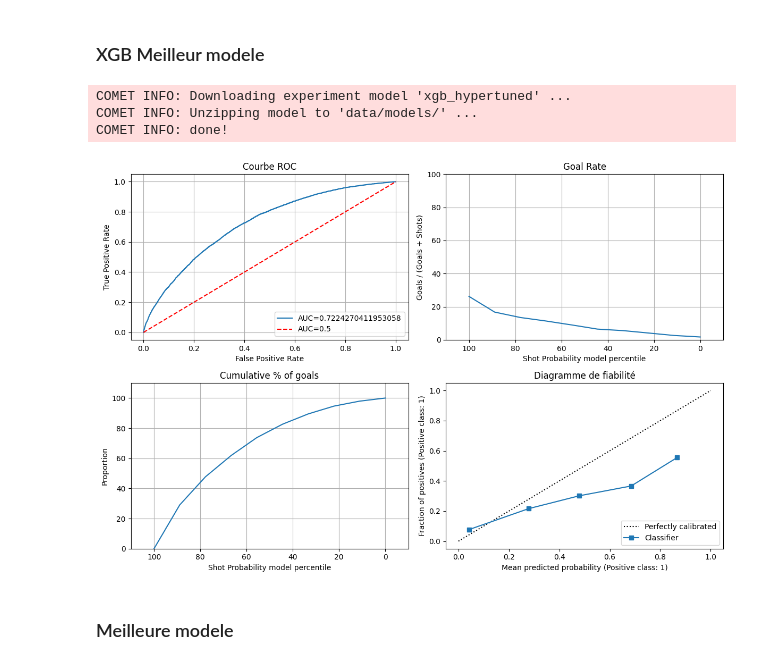
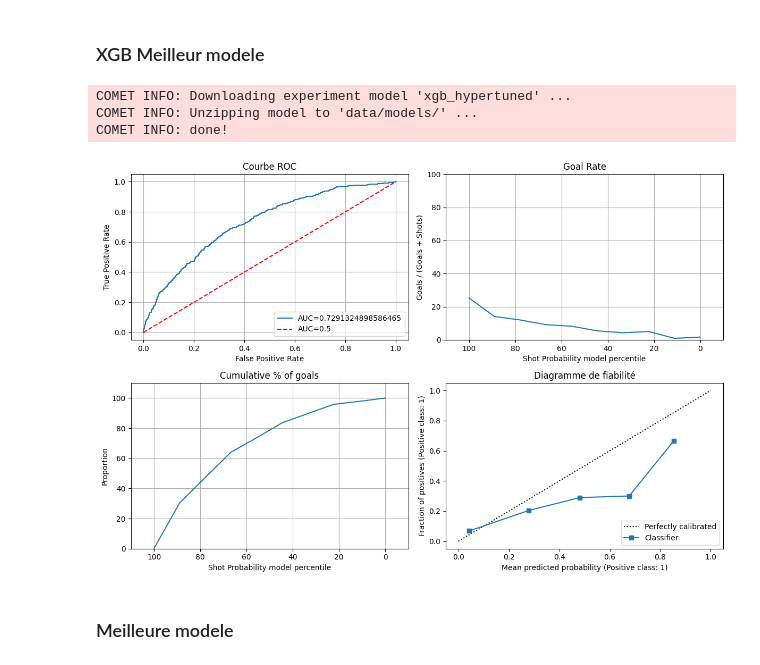
Before and after one commit to MkYacine/IFT6758-Projet, a Jupyter notebook: notebooks/testing.ipynb, the cells around one changed output. Drawn from its saved outputs; the diff is of its cells as text; code cells hidden in the pictures.

Commit message:
split dataset to regular season and playoffs

```diff
--- a/notebooks/testing.ipynb
+++ b/notebooks/testing.ipynb
@@ -25,6 +25,17 @@ def test_model(api, experiment_name, model_name, X_test, y_test):
     y_pred_proba = model.predict_proba(X_test)[:, 1]
 
     plot_metrics(y_test.values, y_pred_proba)
+# %%
+def separate_games(df):
+    # Convert gameID to string for easy slicing
+    df['gameID'] = df['gameID'].astype(str)
+
+    regular_season_df = df[df['gameID'].str.slice(4, 6) == '02']
+    playoffs_df = df[df['gameID'].str.slice(4, 6) == '03']
+
+    regular_season_df.reset_index(drop=True, inplace = True)
+    playoffs_df.reset_index(drop=True, inplace = True)
+    return regular_season_df, playoffs_df
 # %% [markdown]
 ### Regression lineaire modele 1
 # %%
@@ -54,15 +65,18 @@ test_model(api, 'insert experiment name', 'insert model name', X, y)
 # %%
 # Load test set
 data = pd.read_csv('../data/datasets/csv_files/2020-v2.csv')
-X, y = feng2.select_features(data)
+seasons_data, playoffs_data = separate_games(data)
+
+X_season, y_season = feng2.select_features(seasons_data)
+X_playoffs, y_playoffs = feng2.select_features(playoffs_data)
 # %%
 # Evaluate model on test set
-test_model(api, 'xgb_hypertuned_f1', 'xgb_hypertuned', X, y)
+test_model(api, 'xgb_hypertuned_f1', 'xgb_hypertuned', X_playoffs, y_playoffs)
 # %% [output]
 COMET INFO: Downloading experiment model 'xgb_hypertuned' ...
 COMET INFO: Unzipping model to 'data/models/' ...
 COMET INFO: done!
-[figure, old version]
+[figure, new version]
 # %% [markdown]
 ### Meilleure modele
 # %%
```
